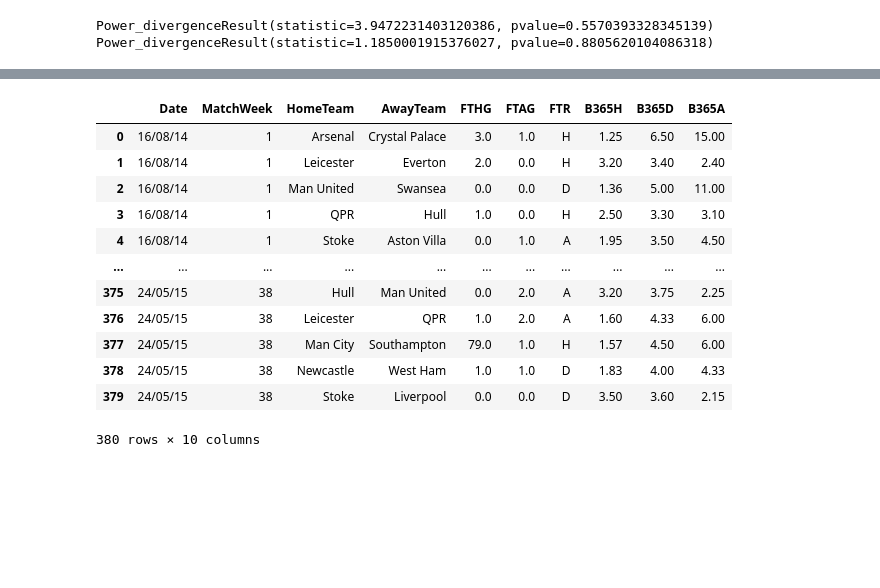
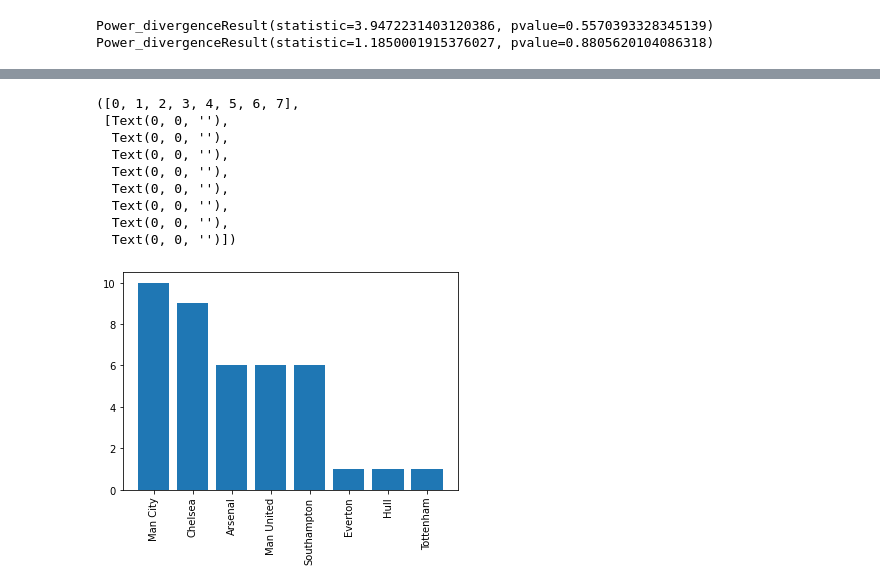
Before and after one commit to lanele73/apm348-project, a Jupyter notebook: analysis.ipynb, the cells around one changed output, grey strips where cells are left out. Saved outputs shown, nothing was run; the diff lists cells and outputs as text; code cells hidden in the pictures; blank space fills up the shorter version.

Commit message:
Simulation analysis + plots

```diff
--- a/analysis.ipynb
+++ b/analysis.ipynb
@@ -166,13 +120,3 @@ for i in tqdm(range(num_itrs)):
         team_params[3,away_index] += lr * (home_goal / team_params[3,away_index] - team_params[0,home_index] * (streak_param ** home_streak))
         if away_streak != 0:
             streak_param += lr * (away_goal * away_streak / streak_param - away_streak * team_params[2,away_index] * team_params[1,home_index] * (streak_param ** (away_streak - 1)))
-# %%
-# sim = pd.DataFrame().reindex_like(df)
-sim = df.copy(deep=True)
-sim["FTHG"] = np.nan
-sim["FTAG"] = np.nan
-sim["FTR"] = np.nan
-sim["HomeTeam"] = df["HomeTeam"]
-sim["AwayTeam"] = df["AwayTeam"]
-sim["MatchWeek"] = df["MatchWeek"]
-simulate_league(sim, params, teams_ind)
@@ -193,23 +123,40 @@ simulate_league(sim, params, teams_ind)
-# %%
-sim = df.copy(deep=True)
-sim["FTHG"] = np.nan
-sim["FTAG"] = np.nan
-sim["FTR"] = np.nan
-sim["HomeTeam"] = df["HomeTeam"]
-sim["AwayTeam"] = df["AwayTeam"]
-sim["MatchWeek"] = df["MatchWeek"]
-momentum_sim_league(sim, team_params, streak_param, teams_ind, np.zeros((38,20)))
-# %% [output]
-|  | Date | MatchWeek | HomeTeam | AwayTeam | FTHG | FTAG | FTR | B365H | B365D | B365A |
-| 0 | 16/08/14 | 1 | Arsenal | Crystal Palace | 3.0 | 1.0 | H | 1.25 | 6.50 | 15.00 |
-| 1 | 16/08/14 | 1 | Leicester | Everton | 2.0 | 0.0 | H | 3.20 | 3.40 | 2.40 |
-| 2 | 16/08/14 | 1 | Man United | Swansea | 0.0 | 0.0 | D | 1.36 | 5.00 | 11.00 |
-| 3 | 16/08/14 | 1 | QPR | Hull | 1.0 | 0.0 | H | 2.50 | 3.30 | 3.10 |
-| 4 | 16/08/14 | 1 | Stoke | Aston Villa | 0.0 | 1.0 | A | 1.95 | 3.50 | 4.50 |
-| ... | ... | ... | ... | ... | ... | ... | ... | ... | ... | ... |
-| 375 | 24/05/15 | 38 | Hull | Man United | 0.0 | 2.0 | A | 3.20 | 3.75 | 2.25 |
-| 376 | 24/05/15 | 38 | Leicester | QPR | 1.0 | 2.0 | A | 1.60 | 4.33 | 6.00 |
-| 377 | 24/05/15 | 38 | Man City | Southampton | 79.0 | 1.0 | H | 1.57 | 4.50 | 6.00 |
-| 378 | 24/05/15 | 38 | Newcastle | West Ham | 1.0 | 1.0 | D | 1.83 | 4.00 | 4.33 |
-| 379 | 24/05/15 | 38 | Stoke | Liverpool | 0.0 | 0.0 | D | 3.50 | 3.60 | 2.15 |
-380 rows × 10 columns
+# %%
+num_iters = 10
+
+top4_count = np.zeros(20)
+win_count = np.zeros(20)
+bottom4_count = np.zeros(20)
+
+sim = df.copy(deep=True)
+sim["FTHG"] = np.nan
+sim["FTAG"] = np.nan
+sim["FTR"] = np.nan
+
+for i in tqdm(range(num_iters)):
+    standings = get_fast_standings(simulate_league(sim, params, teams_ind))
+    for team in get_top4(standings):
+        top4_count[teams_ind[team]] += 1
+    for team in get_bottom4(standings):
+        bottom4_count[teams_ind[team]] += 1
+    win_count[teams_ind[get_winner(standings)[1]]] += 1
+# %%
+### Top 4 finishers
+
+top4 = pd.DataFrame(data=np.array([list(teams_ind.keys()), top4_count]).T, columns = ["Team", "Count"])
+top4 = top4.astype({"Count": float})
+top4 = top4.loc[top4["Count"] >= 1]
+top4 = top4.sort_values(by="Count", ascending=False)
+
+plt.bar(top4["Team"], top4["Count"])
+plt.xticks(rotation="vertical");
+# %% [output]
+([0, 1, 2, 3, 4, 5, 6, 7],
+ [Text(0, 0, ''),
+  Text(0, 0, ''),
+  Text(0, 0, ''),
+  Text(0, 0, ''),
+  Text(0, 0, ''),
+  Text(0, 0, ''),
+  Text(0, 0, ''),
+  Text(0, 0, '')])
+[figure, added]
```
Also changed, not shown: parts of 5 cells of this notebook, 1 other file.
